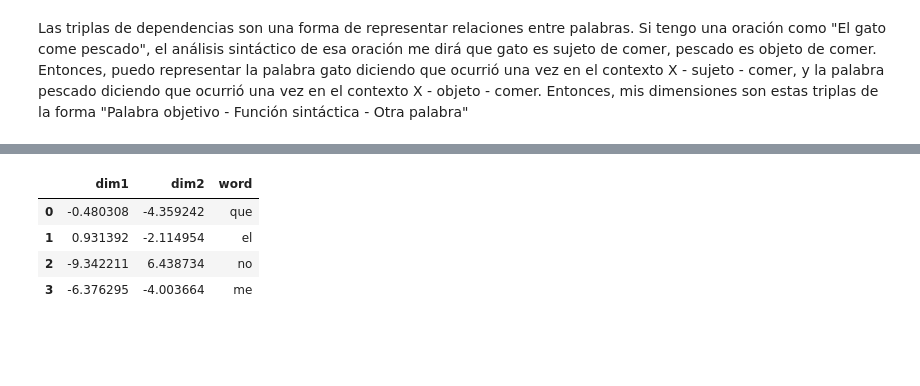
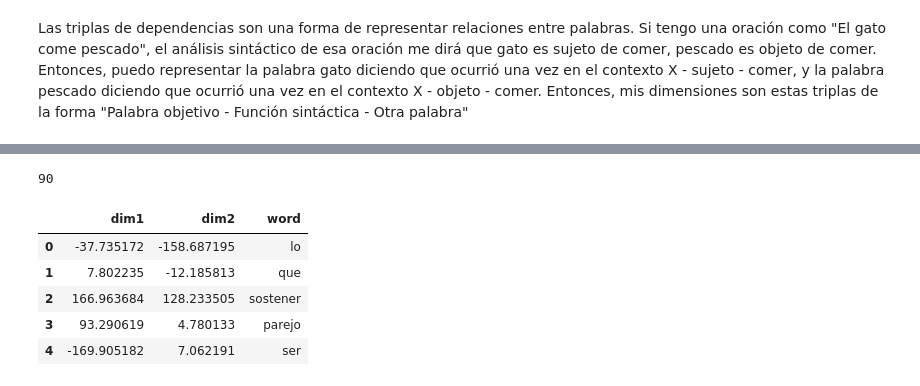
Before and after one commit to NazaGara/clustering-tm, a Jupyter notebook: clustering.ipynb, the cells around one changed output, grey strips where cells are left out. Drawn from its saved outputs; the diff is of its cells as text; code cells hidden in the pictures; blank space fills up the shorter version.

```diff
--- a/clustering.ipynb
+++ b/clustering.ipynb
@@ -133,0 +188,6 @@ red_matrix = np.delete(matrix_normed, np.where(variances < threshold_variances),
+# %%
+NUM_CLUSTERS = 5
+c50 =  clustering(NUM_CLUSTERS, matrix_normed)
+#other = tsne.fit_transform(red_matrix)
+#other.shape
+c50
@@ -133,0 +198,6 @@ red_matrix = np.delete(matrix_normed, np.where(variances < threshold_variances),
+# %%
+clustered = []
+for i in range(NUM_CLUSTERS):
+    clustered.append(df_clustered.loc[df_clustered['cluster'] == i]['word'].values)
+
+clustered
@@ -134,23 +234,23 @@ red_matrix = np.delete(matrix_normed, np.where(variances < threshold_variances),
 # %%
-tsne = sklearn.manifold.TSNE(n_components=2, random_state=0, n_iter=250) #ultimo param para que sea mas rapido
-matrix_dicc2d = tsne.fit_transform(red_matrix)
-matrix_dicc2d.shape
+#tsne = sklearn.manifold.TSNE(n_components=2, random_state=0, n_iter=1000) #ultimo param para que sea mas rapido
+#matrix_dicc2d = tsne.fit_transform(red_matrix)
+#matrix_dicc2d.shape
-# %%
-#np.hstack((matrix_dicc2d, most_freq))
-tagged_matrix = []
-for i in range(len(most_freq)):
-    tagged_matrix.append([matrix_dicc2d[i][0],matrix_dicc2d[i][1],most_freq[i]])
-
-#tagged_matrix
+# %%
+len(key_words)
+# %% [output]
+90
 # %%
-df = pd.DataFrame(data= tagged_matrix, columns=['dim1','dim2',"word"] )
+df = pd.DataFrame(data=[(matrix_dicc2d[i][0],matrix_dicc2d[i][1],most_freq[i])
+    for i in range(len(key_words))],
+    columns=['dim1','dim2',"word"] )
 df.head(5)
 # %% [output]
 |  | dim1 | dim2 | word |
-| 0 | -0.480308 | -4.359242 | que |
-| 1 | 0.931392 | -2.114954 | el |
-| 2 | -9.342211 | 6.438734 | no |
-| 3 | -6.376295 | -4.003664 | me |
+| 0 | -37.735172 | -158.687195 | lo |
+| 1 | 7.802235 | -12.185813 | que |
+| 2 | 166.963684 | 128.233505 | sostener |
+| 3 | 93.290619 | 4.780133 | parejo |
+| 4 | -169.905182 | 7.062191 | ser |
 # %%
 #g = df.plot.scatter(x="dim1", y="dim2", s=8, figsize=(12,10), c="red", label = "word")
 #h = plt.scatter(x=df['dim1'],y=df['dim2'], s=8)
```
Also changed, not shown: parts of 21 cells of this notebook.
